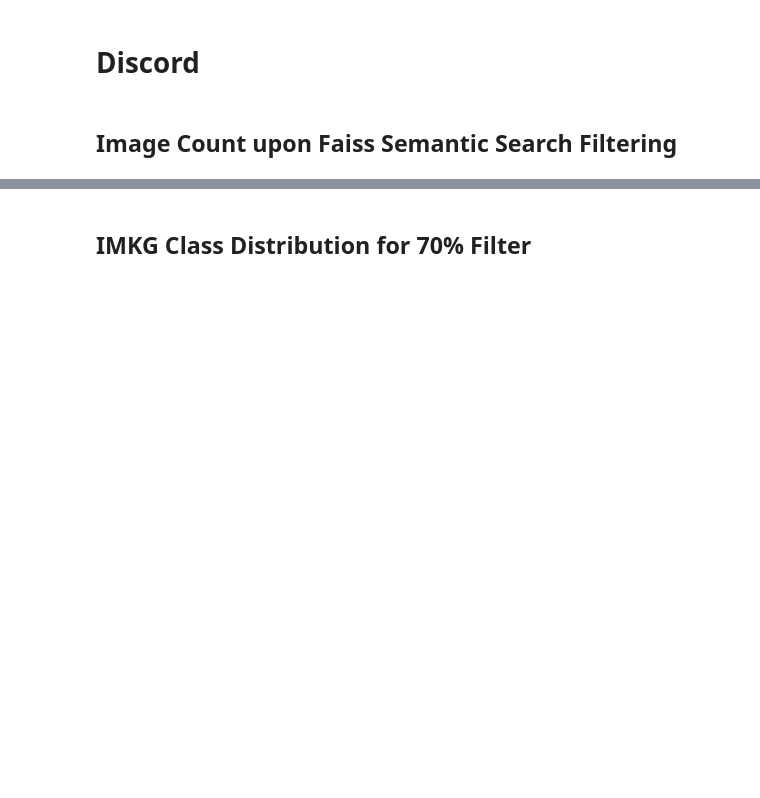
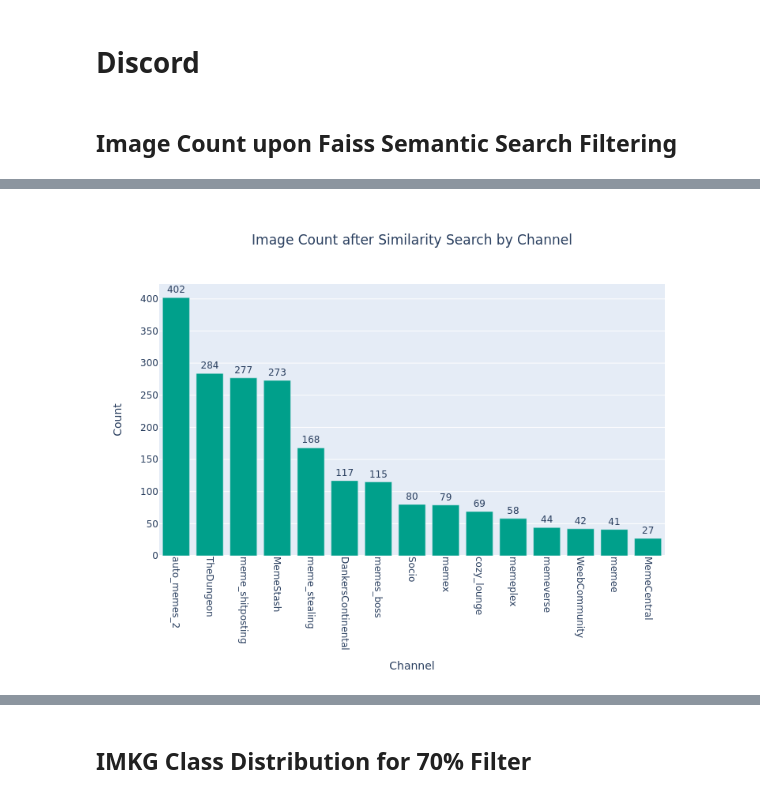
Before and after one commit to usc-isi-i2/social-media-meme-identification, a Jupyter notebook: analysis/data_analysis.ipynb, the cells around one changed output, grey strips where cells are left out. Saved outputs shown, nothing was run; the diff lists cells and outputs as text; code cells hidden in the pictures; blank space fills up the shorter version.

```diff
--- a/analysis/data_analysis.ipynb
+++ b/analysis/data_analysis.ipynb
@@ -332,0 +335,8 @@ basic_bar_plotly(x, y, "Filter Type", "Count", \
+# %%
+values = list(df50['channel'].value_counts().values)
+channels = list(df50['channel'].value_counts().index)
+# %%
+basic_bar_plotly(channels, values, "Channel", "Count", \
+    "Image Count after Similarity Search by Channel", 90, "#00A08B", 800, 600)
+# %% [output]
+[figure, added]
```
Also changed, not shown: parts of 8 cells of this notebook, 4 other files.
